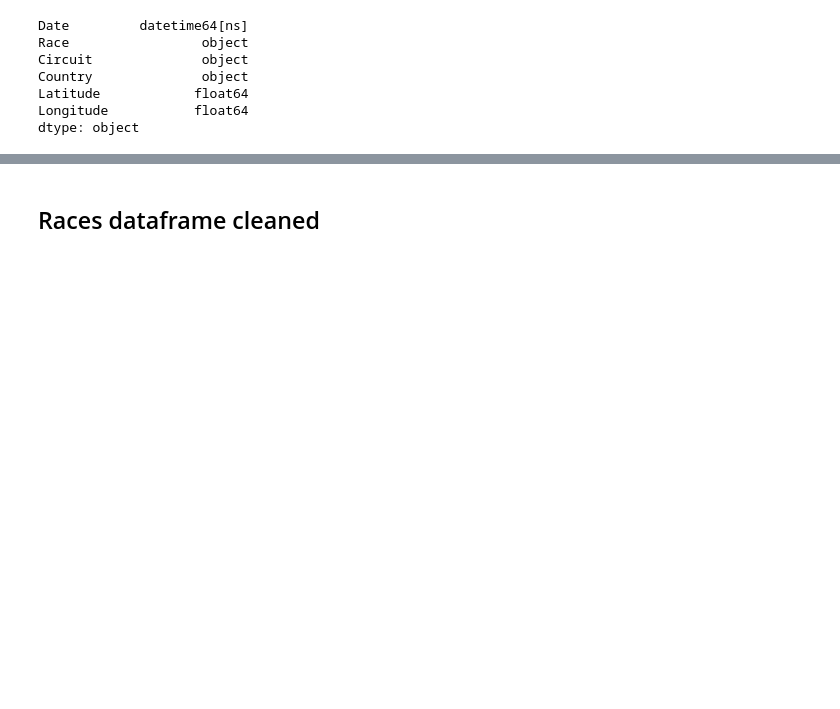
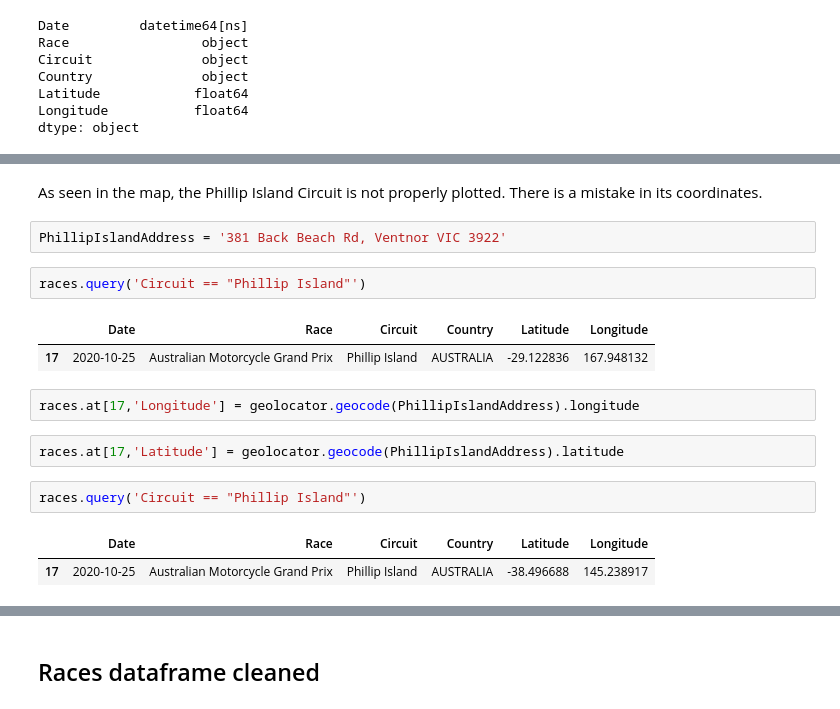
Before and after one commit to GuillemGodayol/Final-Project-Optimizing-MotoGP-Calendar, a Jupyter notebook: notebooks/2_Data_Cleaning.ipynb, the cells around one changed output, grey strips where cells are left out. Drawn from its saved outputs; the diff is of its cells as text; blank space fills up the shorter version.

```diff
--- a/notebooks/2_Data_Cleaning.ipynb
+++ b/notebooks/2_Data_Cleaning.ipynb
@@ -188,0 +206,18 @@ dtype: object
+# %% [markdown]
+As seen in the map, the Phillip Island Circuit is not properly plotted. There is a mistake in its coordinates.
+# %%
+PhillipIslandAddress = '381 Back Beach Rd, Ventnor VIC 3922'
+# %%
+races.query('Circuit == "Phillip Island"')
+# %% [output]
+|  | Date | Race | Circuit | Country | Latitude | Longitude |
+| 17 | 2020-10-25 | Australian Motorcycle Grand Prix | Phillip Island | AUSTRALIA | -29.122836 | 167.948132 |
+# %%
+races.at[17,'Longitude'] = geolocator.geocode(PhillipIslandAddress).longitude
+# %%
+races.at[17,'Latitude'] = geolocator.geocode(PhillipIslandAddress).latitude
+# %%
+races.query('Circuit == "Phillip Island"')
+# %% [output]
+|  | Date | Race | Circuit | Country | Latitude | Longitude |
+| 17 | 2020-10-25 | Australian Motorcycle Grand Prix | Phillip Island | AUSTRALIA | -38.496688 | 145.238917 |
```
Also changed, not shown: parts of 2 cells of this notebook, 2 other files.
